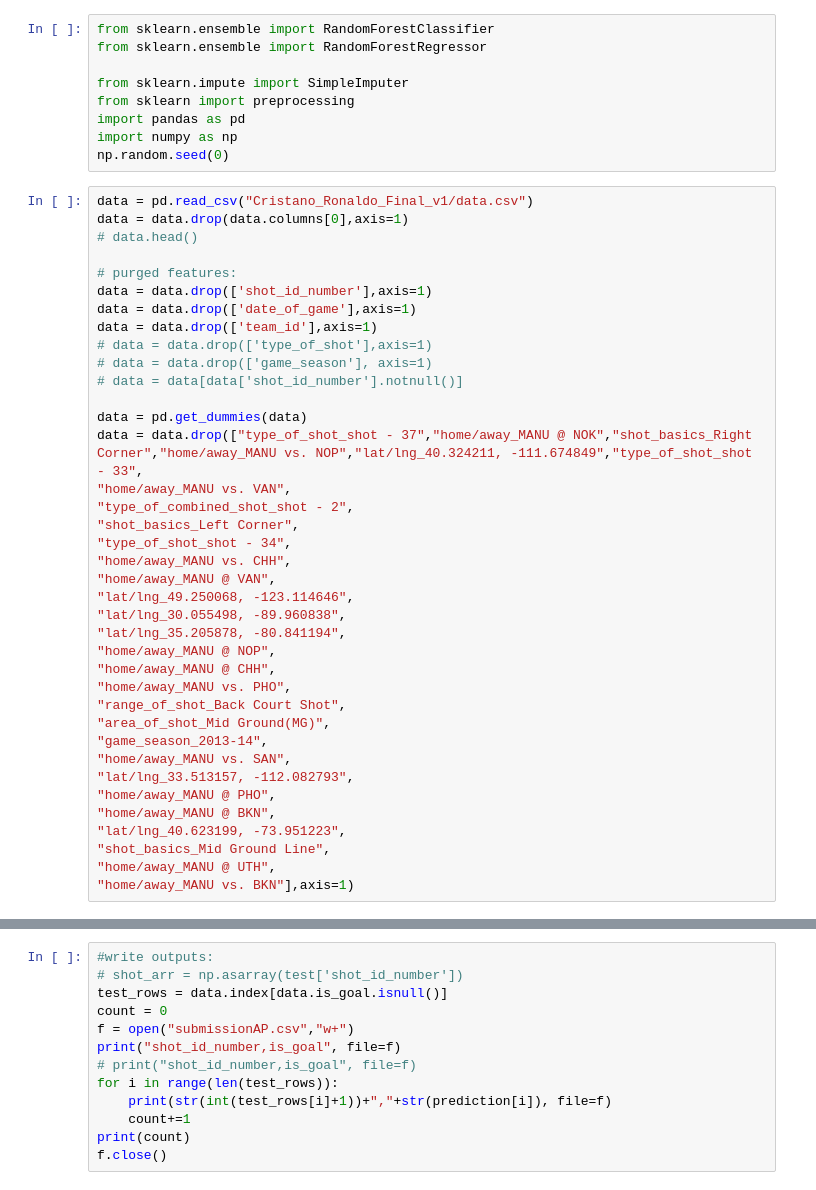
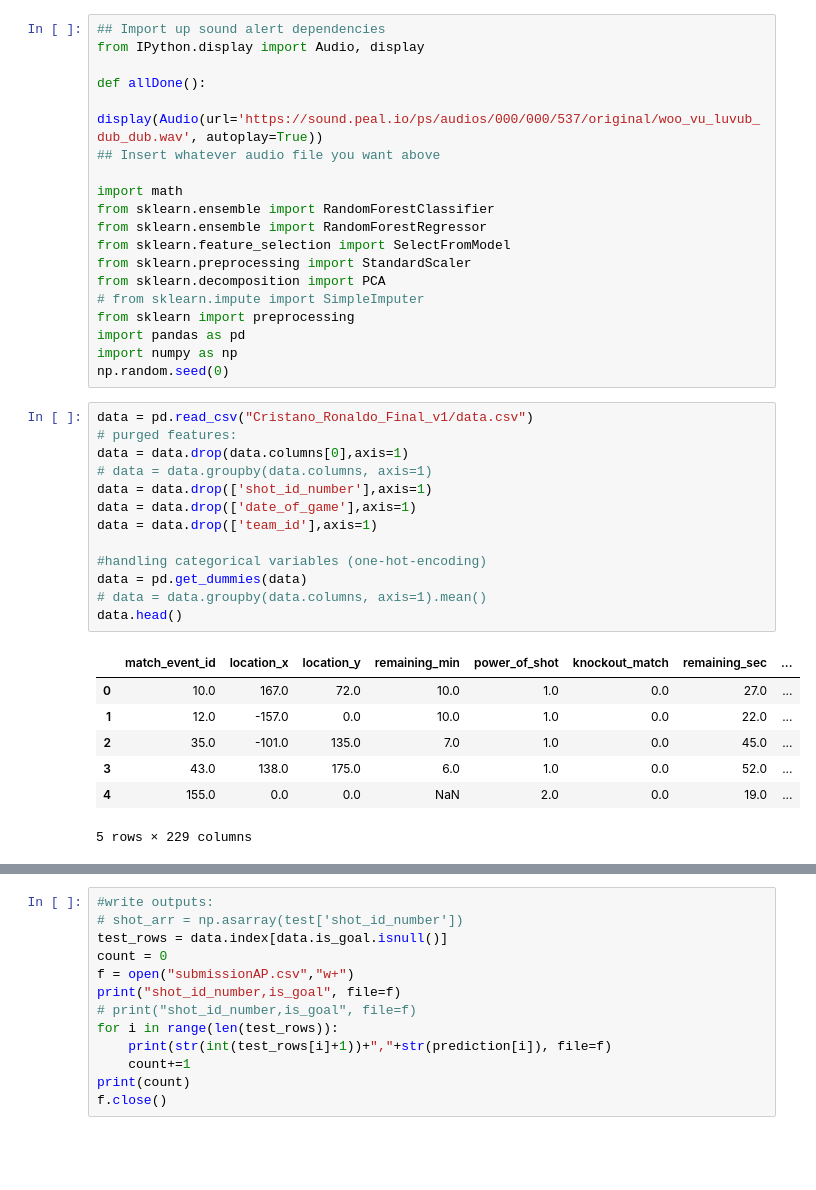
Before and after one commit to arneish/ML-challenges, a Jupyter notebook: goal-classify.ipynb, the cells around one changed output, grey strips where cells are left out. Cells and saved outputs as stored; diff of their text form; blank space fills up the shorter version.

```diff
--- a/goal-classify.ipynb
+++ b/goal-classify.ipynb
@@ -1,47 +1,40 @@
 # %%
+## Import up sound alert dependencies
+from IPython.display import Audio, display
+
+def allDone():
+  display(Audio(url='https://sound.peal.io/ps/audios/000/000/537/original/woo_vu_luvub_dub_dub.wav', autoplay=True))
+## Insert whatever audio file you want above
+
+import math
 from sklearn.ensemble import RandomForestClassifier
 from sklearn.ensemble import RandomForestRegressor
-
-from sklearn.impute import SimpleImputer
+from sklearn.feature_selection import SelectFromModel
+from sklearn.preprocessing import StandardScaler
+from sklearn.decomposition import PCA
+# from sklearn.impute import SimpleImputer
 from sklearn import preprocessing
 import pandas as pd
 import numpy as np
 np.random.seed(0)
-# %%
-data = pd.read_csv("Cristano_Ronaldo_Final_v1/data.csv")
-data = data.drop(data.columns[0],axis=1)
-# data.head()
-
-# purged features:
-data = data.drop(['shot_id_number'],axis=1)
-data = data.drop(['date_of_game'],axis=1)
-data = data.drop(['team_id'],axis=1)
-# data = data.drop(['type_of_shot'],axis=1)
-# data = data.drop(['game_season'], axis=1)
-# data = data[data['shot_id_number'].notnull()]
-
-data = pd.get_dummies(data)
-data = data.drop(["type_of_shot_shot - 37","home/away_MANU @ NOK","shot_basics_Right Corner","home/away_MANU vs. NOP","lat/lng_40.324211, -111.674849","type_of_shot_shot - 33",
-"home/away_MANU vs. VAN",
-"type_of_combined_shot_shot - 2",
-"shot_basics_Left Corner",
-"type_of_shot_shot - 34",
-"home/away_MANU vs. CHH",
-"home/away_MANU @ VAN",
-"lat/lng_49.250068, -123.114646",
-"lat/lng_30.055498, -89.960838",
-"lat/lng_35.205878, -80.841194",
-"home/away_MANU @ NOP",
-"home/away_MANU @ CHH",
-"home/away_MANU vs. PHO",
-"range_of_shot_Back Court Shot",
-"area_of_shot_Mid Ground(MG)",
-"game_season_2013-14",
-"home/away_MANU vs. SAN",
-"lat/lng_33.513157, -112.082793",
-"home/away_MANU @ PHO",
-"home/away_MANU @ BKN",
-"lat/lng_40.623199, -73.951223",
-"shot_basics_Mid Ground Line",
-"home/away_MANU @ UTH",
-"home/away_MANU vs. BKN"],axis=1)
+# %%
+data = pd.read_csv("Cristano_Ronaldo_Final_v1/data.csv")
+# purged features:
+data = data.drop(data.columns[0],axis=1)
+# data = data.groupby(data.columns, axis=1)
+data = data.drop(['shot_id_number'],axis=1)
+data = data.drop(['date_of_game'],axis=1)
+data = data.drop(['team_id'],axis=1)
+
+#handling categorical variables (one-hot-encoding)
+data = pd.get_dummies(data)
+# data = data.groupby(data.columns, axis=1).mean()
+data.head()
+# %% [output]
+|  | match_event_id | location_x | location_y | remaining_min | power_of_shot | knockout_match | remaining_sec | ... |
+| 0 | 10.0 | 167.0 | 72.0 | 10.0 | 1.0 | 0.0 | 27.0 | ... |
+| 1 | 12.0 | -157.0 | 0.0 | 10.0 | 1.0 | 0.0 | 22.0 | ... |
+| 2 | 35.0 | -101.0 | 135.0 | 7.0 | 1.0 | 0.0 | 45.0 | ... |
+| 3 | 43.0 | 138.0 | 175.0 | 6.0 | 1.0 | 0.0 | 52.0 | ... |
+| 4 | 155.0 | 0.0 | 0.0 | NaN | 2.0 | 0.0 | 19.0 | ... |
+5 rows × 229 columns
```
Also changed, not shown: parts of 7 cells of this notebook.
